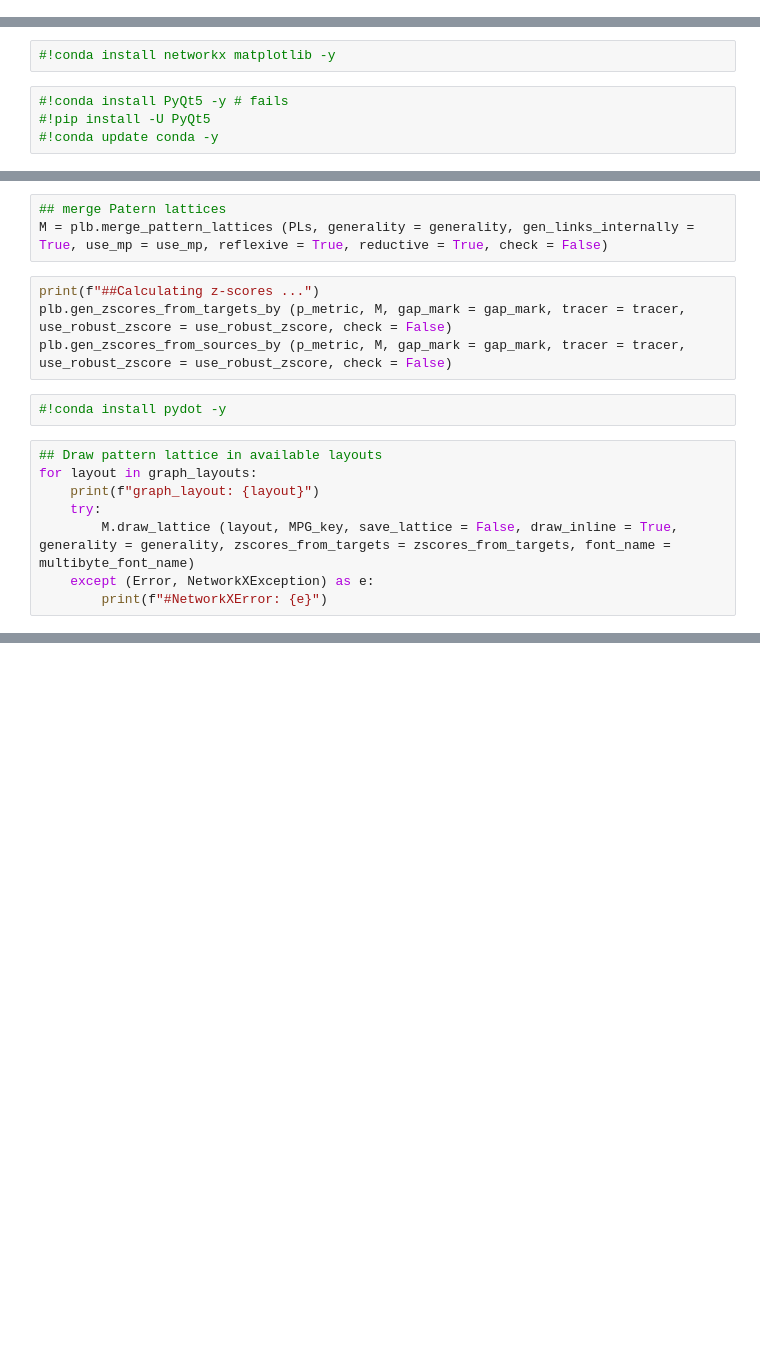
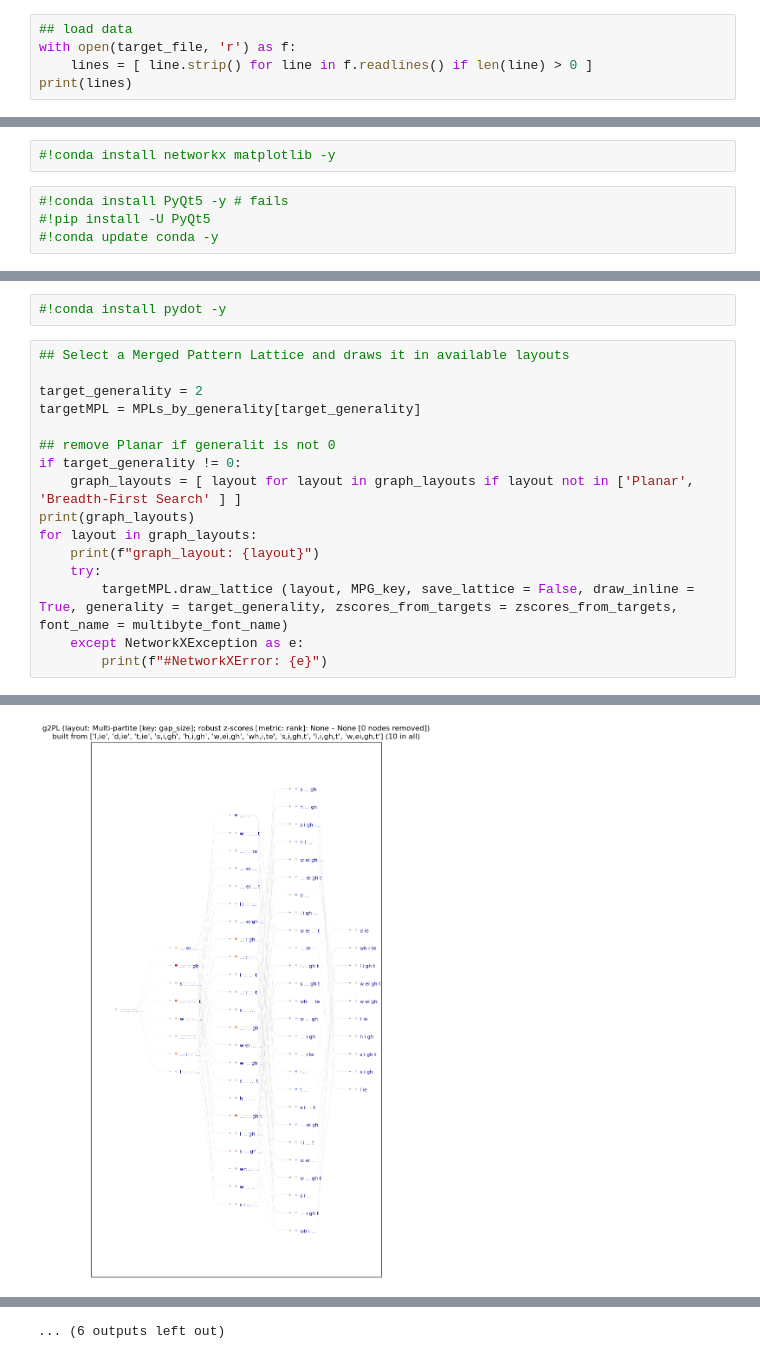
Before and after one commit to kow-k/pyPLB, a Jupyter notebook: gPLB-basics.ipynb, the cells around one changed output, grey strips where cells are left out. Drawn from its saved outputs; the diff is of its cells as text; blank space fills up the shorter version.

```diff
--- a/gPLB-basics.ipynb
+++ b/gPLB-basics.ipynb
@@ -47,0 +61,5 @@ print(f"lines: {lines}")
+# %%
+## load data
+with open(target_file, 'r') as f:
+    lines = [ line.strip() for line in f.readlines() if len(line) > 0 ]
+print(lines)
@@ -217,17 +423,19 @@ if draw_PL_before_merger:
-# %%
-## merge Patern lattices
-M = plb.merge_pattern_lattices (PLs, generality = generality, gen_links_internally = True, use_mp = use_mp, reflexive = True, reductive = True, check = False)
-# %%
-print(f"##Calculating z-scores ...")
-plb.gen_zscores_from_targets_by (p_metric, M, gap_mark = gap_mark, tracer = tracer, use_robust_zscore = use_robust_zscore, check = False)
-plb.gen_zscores_from_sources_by (p_metric, M, gap_mark = gap_mark, tracer = tracer, use_robust_zscore = use_robust_zscore, check = False)
 # %%
 #!conda install pydot -y
 # %%
-## Draw pattern lattice in available layouts
+## Select a Merged Pattern Lattice and draws it in available layouts
+
+target_generality = 2
+targetMPL = MPLs_by_generality[target_generality]
+
+## remove Planar if generalit is not 0
+if target_generality != 0:
+    graph_layouts = [ layout for layout in graph_layouts if layout not in ['Planar', 'Breadth-First Search' ] ]
+print(graph_layouts)
 for layout in graph_layouts:
     print(f"graph_layout: {layout}")
     try:
-        M.draw_lattice (layout, MPG_key, save_lattice = False, draw_inline = True, generality = generality, zscores_from_targets = zscores_from_targets, font_name = multibyte_font_name)
-    except (Error, NetworkXException) as e:
+        targetMPL.draw_lattice (layout, MPG_key, save_lattice = False, draw_inline = True, generality = target_generality, zscores_from_targets = zscores_from_targets, font_name = multibyte_font_name)
+    except NetworkXException as e:
         print(f"#NetworkXError: {e}")
+# %% [output]
@@ -233,0 +455 @@ for layout in graph_layouts:
+[figure, added]
@@ -233,0 +521 @@ for layout in graph_layouts:
+... (6 outputs left out)
```
Also changed, not shown: parts of 25 cells of this notebook.
